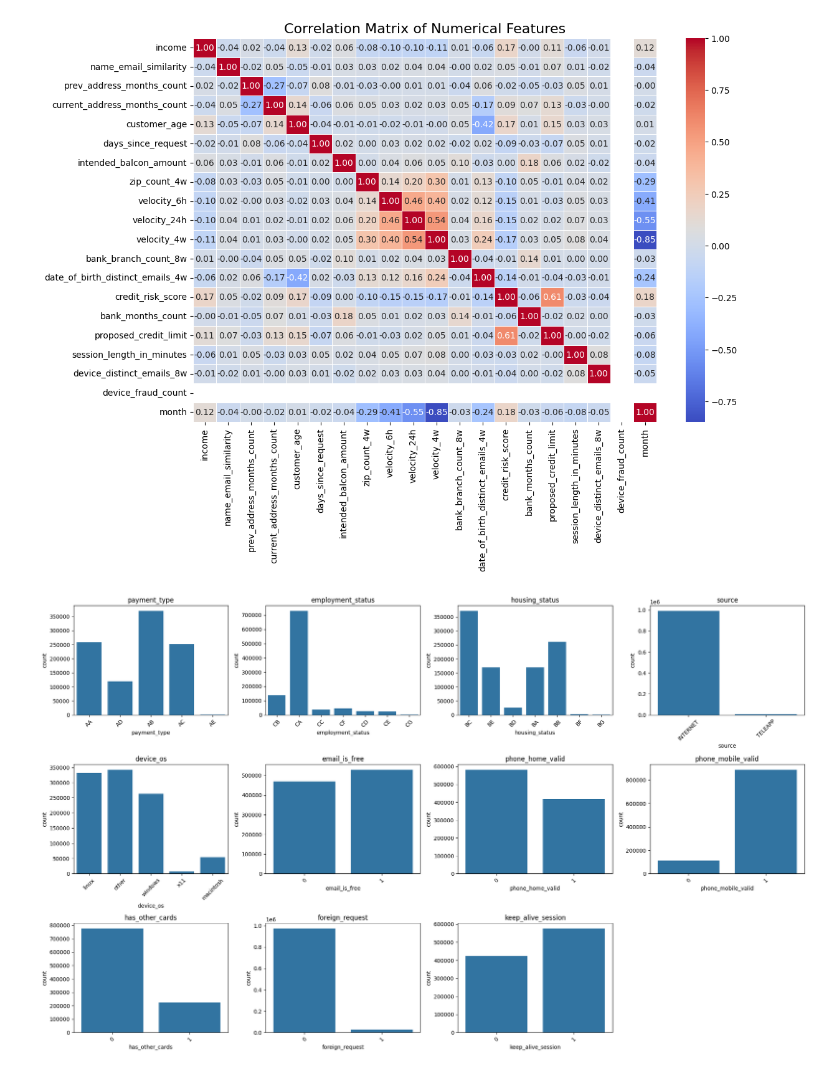
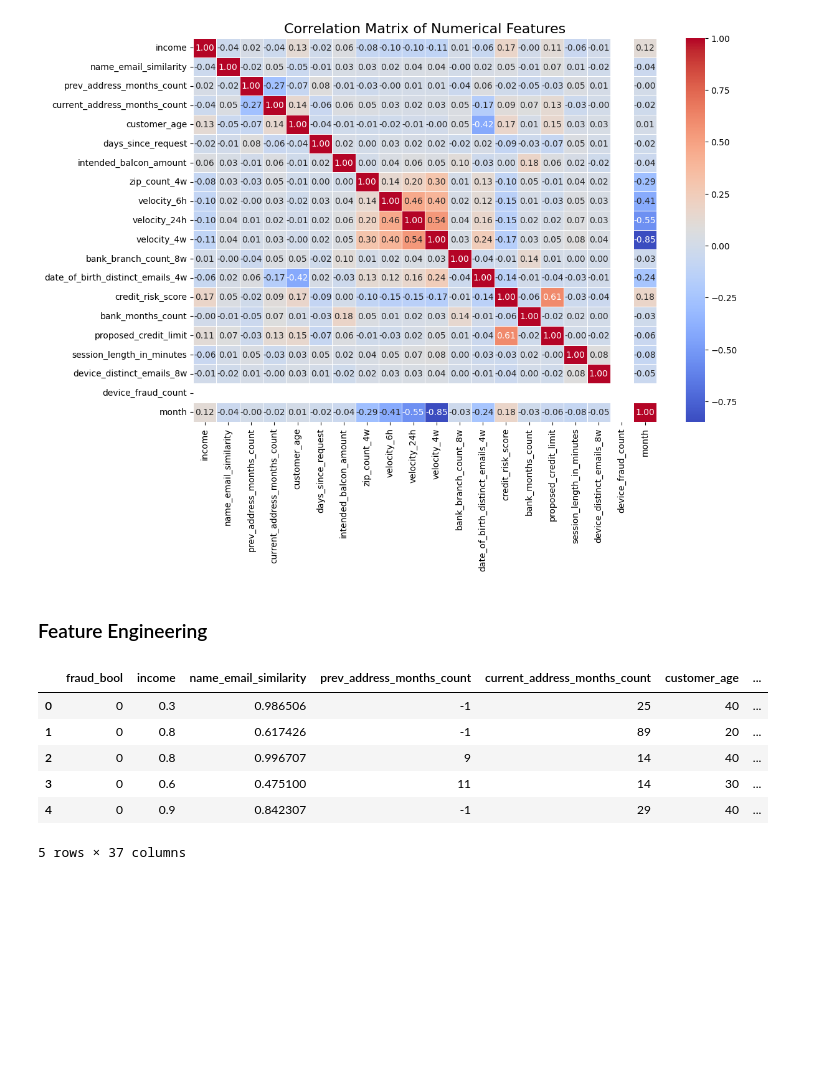
Before and after one commit to bernisschow/DSA4263-Business-and-Commerce-Fraud-Detection, a Jupyter notebook: notebooks/data_cleaning_and_eda.ipynb, the cells around one changed output. Saved outputs shown, nothing was run; the diff lists cells and outputs as text; code cells hidden in the pictures; blank space fills up the shorter version.

Commit message:
feature engineering completed.

```diff
--- a/notebooks/data_cleaning_and_eda.ipynb
+++ b/notebooks/data_cleaning_and_eda.ipynb
@@ -164,32 +199,41 @@ plt.title("Correlation Matrix of Numerical Features", fontsize=16)
 plt.show()
 # %% [output]
 [figure]
-# %%
-# Drop device_fraud_count from the dataset
-df.drop(columns=["device_fraud_count"], inplace=True)
-
-numerical_features = [col for col in numerical_features if col != "device_fraud_count"]
-# %%
-# Define rows and columns for the subplot grid (3 rows, 4 columns)
-fig, axes = plt.subplots(nrows=3, ncols=4, figsize=(20, 12))
-
-# Flatten axes array for easier iteration
-axes = axes.flatten()
-
-# Plot countplots for each categorical feature
-for i, col in enumerate(categorical_features):
-    sns.countplot(x=df[col], ax=axes[i])
-    axes[i].set_title(col)
-    axes[i].tick_params(axis='x', rotation=45)  # Rotate labels for better readability
-
-# Hide any empty subplots (if less than 12 features)
-for j in range(i + 1, len(axes)):
-    fig.delaxes(axes[j])
-
-plt.tight_layout()
-plt.show()
-# %% [output]
-[figure, removed]
+# %% [markdown]
+### Feature Engineering
+# %%
+# 1. Velocity Ratio (example: velocity_6h / velocity_24h)
+df['velocity_ratio'] = df['velocity_6h'] / df['velocity_24h']
+
+# 2. Total Address Months (sum of previous and current address months)
+df['total_address_months'] = df['prev_address_months_count'] + df['current_address_months_count']
+
+# 3. Device Risk Score (example: device_fraud_count * device_distinct_emails_8w)
+df['device_risk_score'] = df['device_fraud_count'] * df['device_distinct_emails_8w']
+
+# 4. Income Bin (categorizing income into bins)
+bins = [0, 30000, 70000, 150000, float('inf')]  # Define bins for income
+labels = ['Low', 'Medium', 'High', 'Very High']
+df['income_bin'] = pd.cut(df['income'], bins=bins, labels=labels, right=False)
+
+# 5. Credit Risk Category (categorizing credit risk score into bins)
+df['credit_risk_category'] = pd.cut(
+    df['credit_risk_score'],
+    bins=[0, 300, 600, 850],
+    labels=['Low', 'Medium', 'High'],
+    right=False
+)
+
+# View the first few rows of the dataframe to check the new features
+df.head()
+# %% [output]
+|  | fraud_bool | income | name_email_similarity | prev_address_months_count | current_address_months_count | customer_age | ... |
+| 0 | 0 | 0.3 | 0.986506 | -1 | 25 | 40 | ... |
+| 1 | 0 | 0.8 | 0.617426 | -1 | 89 | 20 | ... |
+| 2 | 0 | 0.8 | 0.996707 | 9 | 14 | 40 | ... |
+| 3 | 0 | 0.6 | 0.475100 | 11 | 14 | 30 | ... |
+| 4 | 0 | 0.9 | 0.842307 | -1 | 29 | 40 | ... |
+5 rows × 37 columns
 # %%
 # Define training (first 6 months) and testing (last 2 months)
 train_df = df[df["month"] <= 6]
```
Also changed, not shown: parts of 13 cells of this notebook.
